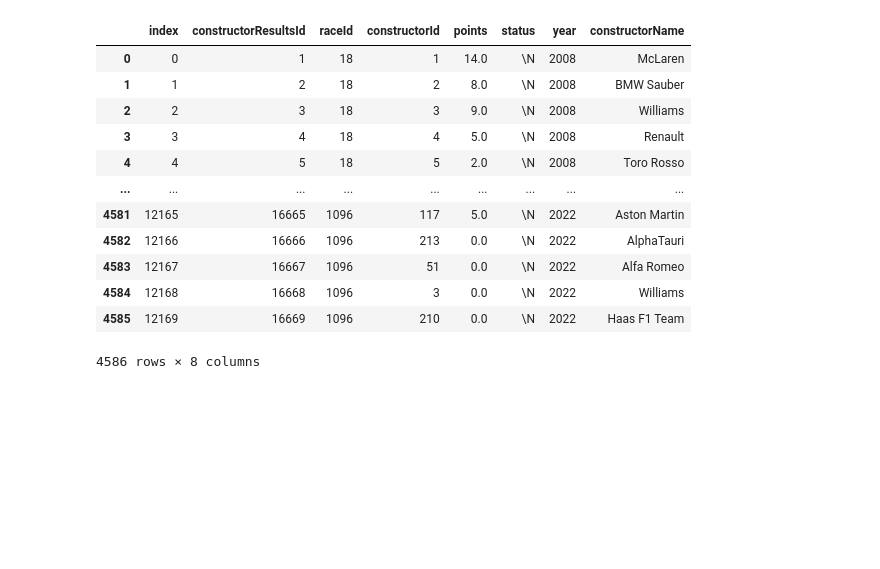
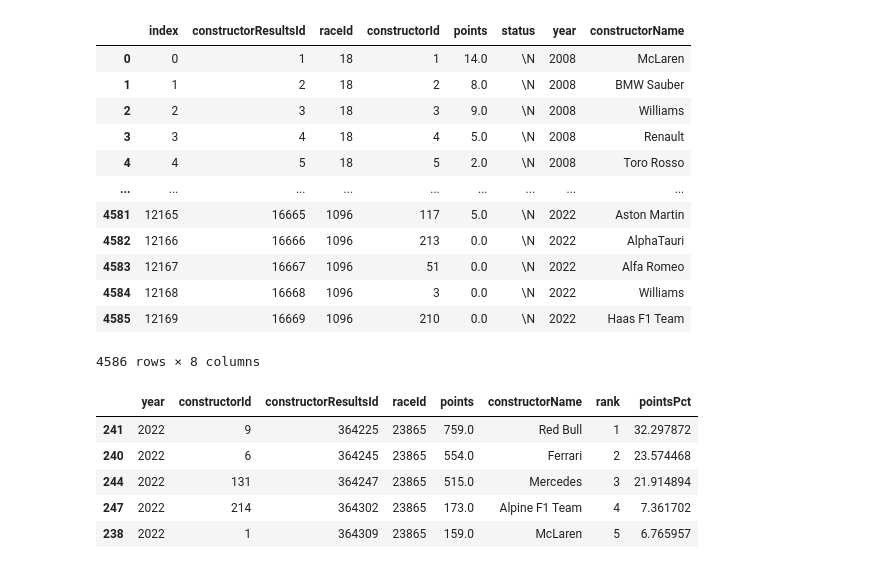
Before and after one commit to FarhatAdam/f1_pt_distribution, a Jupyter notebook: constructor_formatting.ipynb, the cells around one changed output. Drawn from its saved outputs; the diff is of its cells as text; code cells hidden in the pictures; blank space fills up the shorter version.

```diff
--- a/constructor_formatting.ipynb
+++ b/constructor_formatting.ipynb
@@ -190,3 +190,12 @@ constructor_pts_year['pointsPct']= constructor_pts_year['pointsPct']
 constructor_pts_year = constructor_pts_year.sort_values(['year','points'], ascending=False)
 
 #constructor_pts_year.to_csv('transformed_data/const_pts_by_year.csv')
+# %%
+constructor_pts_year.head()
+# %% [output]
+|  | year | constructorId | constructorResultsId | raceId | points | constructorName | rank | pointsPct |
+| 241 | 2022 | 9 | 364225 | 23865 | 759.0 | Red Bull | 1 | 32.297872 |
+| 240 | 2022 | 6 | 364245 | 23865 | 554.0 | Ferrari | 2 | 23.574468 |
+| 244 | 2022 | 131 | 364247 | 23865 | 515.0 | Mercedes | 3 | 21.914894 |
+| 247 | 2022 | 214 | 364302 | 23865 | 173.0 | Alpine F1 Team | 4 | 7.361702 |
+| 238 | 2022 | 1 | 364309 | 23865 | 159.0 | McLaren | 5 | 6.765957 |
```
Also changed, not shown: parts of 1 cell of this notebook, 7 other files.
